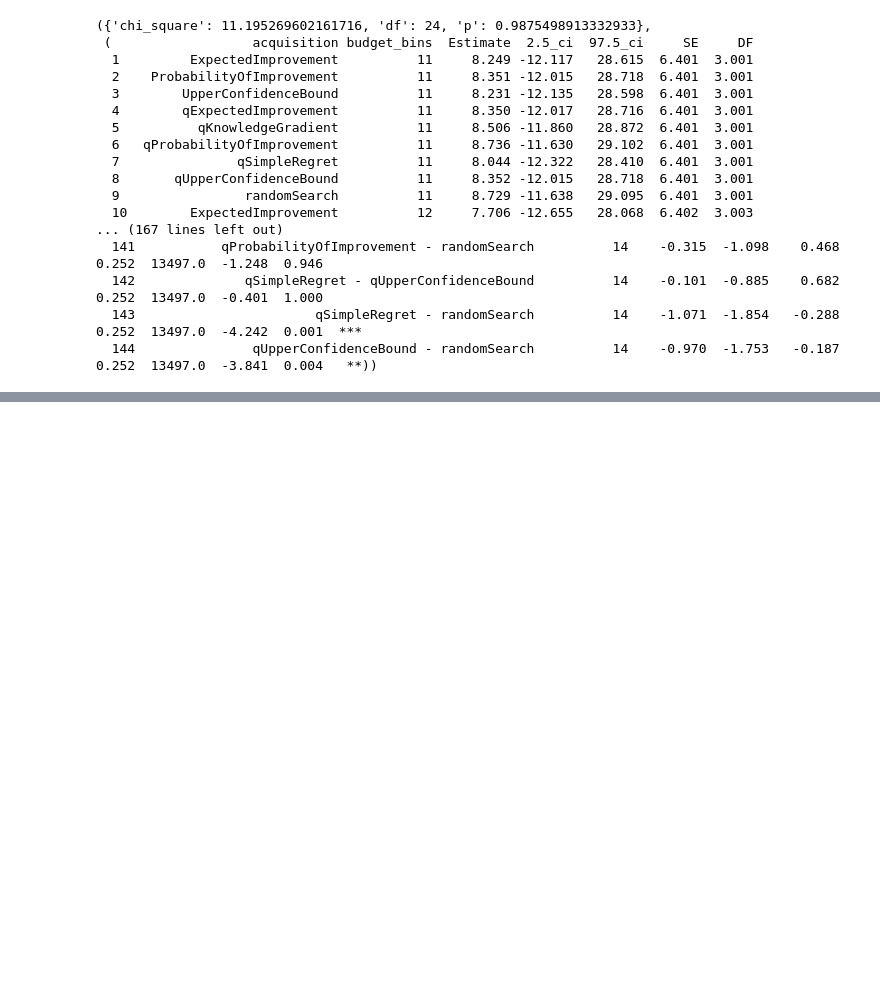
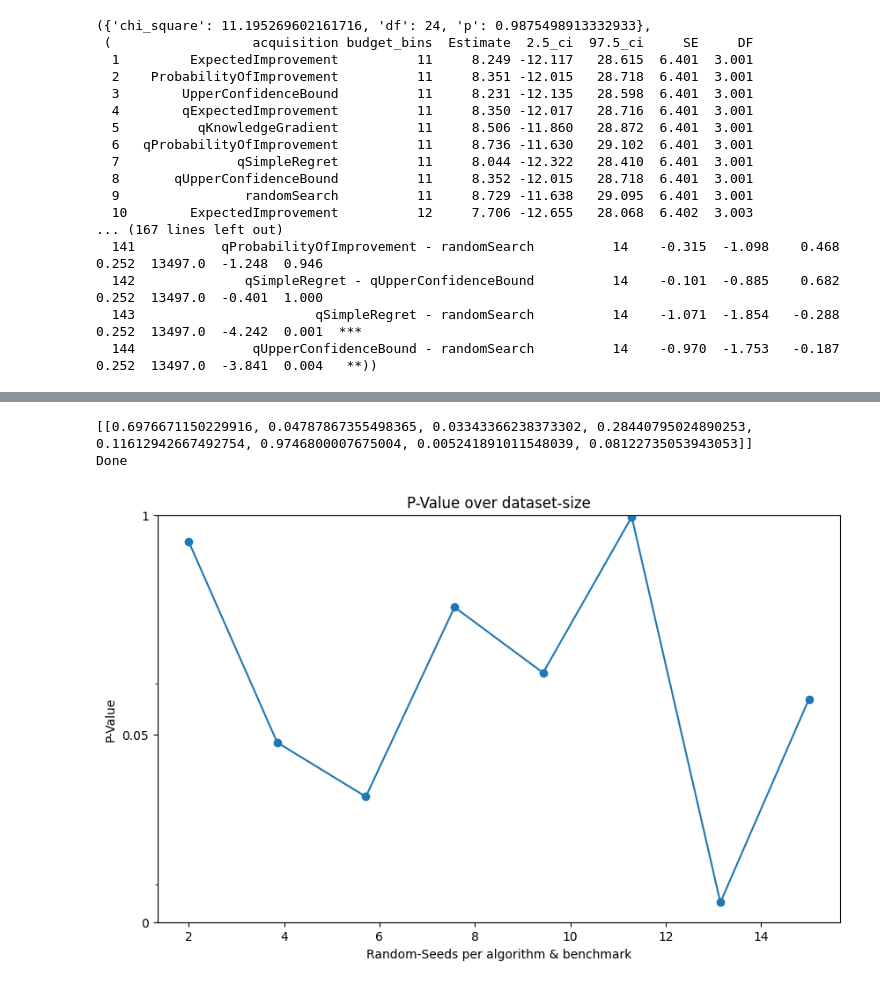
Before and after one commit to automl-private/significance_analysis, a Jupyter notebook: significance_analysis_example/testfield.ipynb, the cells around one changed output, grey strips where cells are left out. Drawn from its saved outputs; the diff is of its cells as text; code cells hidden in the pictures; blank space fills up the shorter version.

```diff
--- a/significance_analysis_example/testfield.ipynb
+++ b/significance_analysis_example/testfield.ipynb
@@ -164,0 +252,29 @@ Done
+# %%
+print(x_data2)
+y_data=np.linspace(min_runs,max_runs,len(x_data2[0]))
+#algo_combo_names=list(result[1][1]["Contrast"].unique())
+
+_, axis = plt.subplots(figsize=(10, 6))
+for number,algo_combo in enumerate(x_data2):
+    axis.errorbar(
+        y_data,
+        algo_combo,
+        #label=algo_combo_names[number],
+        fmt="o-",
+        capsize=3,
+        )
+print("Done")
+axis.set_xlabel("Random-Seeds per algorithm & benchmark")
+axis.set_yscale("symlog",linthresh=0.05)
+axis.axhline(y=0.05)
+axis.yaxis.set_minor_locator(MultipleLocator(0.01))
+plt.ylim(0, 1)
+plt.yticks(ticks=[0, 0.05, 1], labels=[0, 0.05, 1])
+axis.set_ylabel("P-Value")
+axis.set_title(f"P-Value over dataset-size")
+#axis.legend()
+plt.show()
+# %% [output]
+[[0.6976671150229916, 0.04787867355498365, 0.03343366238373302, 0.28440795024890253, 0.11612942667492754, 0.9746800007675004, 0.005241891011548039, 0.08122735053943053]]
+Done
+[figure, added]
```
Also changed, not shown: parts of 5 cells of this notebook, 1 other file.
